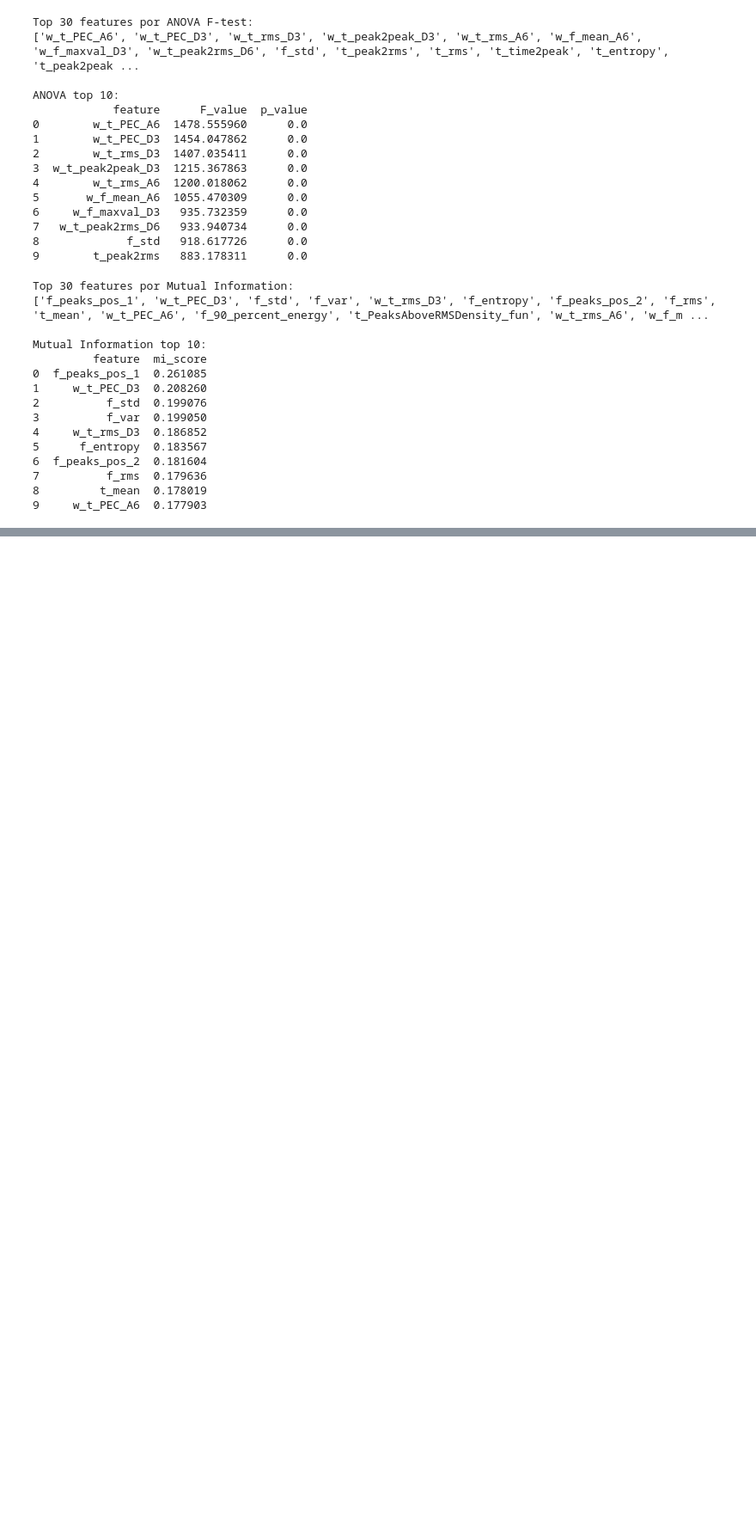
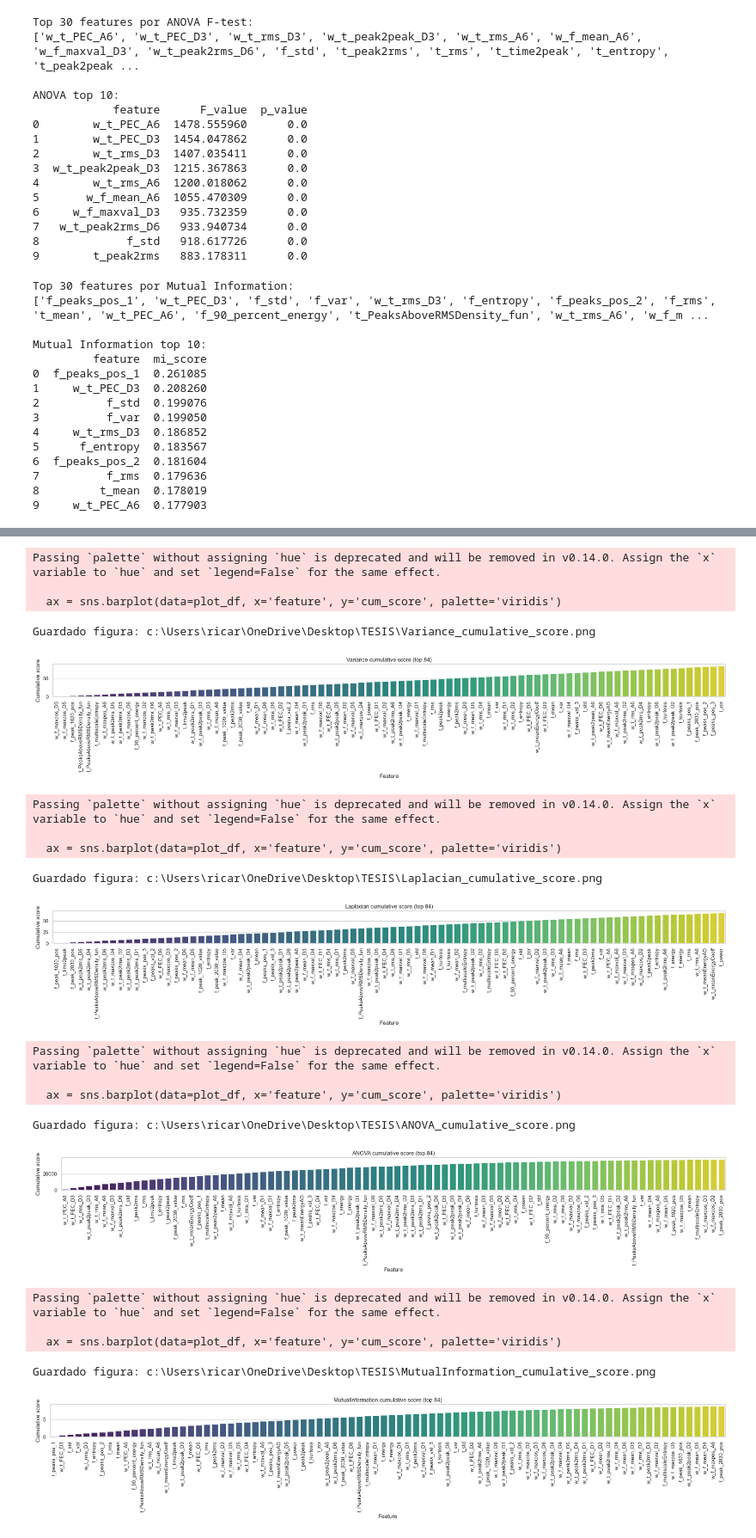
Before and after one commit to RickParra96/TESIS, a Jupyter notebook: feature_selection.ipynb, the cells around one changed output, grey strips where cells are left out. Shown at 86% size. Drawn from its saved outputs; the diff is of its cells as text; code cells hidden in the pictures; blank space fills up the shorter version.

```diff
--- a/feature_selection.ipynb
+++ b/feature_selection.ipynb
@@ -232,0 +339,55 @@ Guardado MutualInformation en c:\Users\ricar\OneDrive\Desktop\TESIS\MutualInform
+# %%
+# Plots de score acumulado por método (eje x = feature, eje y = score acumulado)
+import matplotlib.pyplot as plt
+import seaborn as sns
+sns.set_theme(style='whitegrid')
+
+output_dir = os.path.join(r'c:\Users\ricar\OneDrive\Desktop\TESIS')
+
+methods = {
+    'Variance': X_scaled.var(ddof=0),
+    'Laplacian': pd.Series({col: score for col, score in laplacian_scores}),
+    'ANOVA': feature_anova.set_index('feature')['F_value'],
+    'MutualInformation': feature_mi.set_index('feature')['mi_score'],
+}
+
+for name, series in methods.items():
+    s = series.dropna().sort_values(ascending=False)
+    cum = s.cumsum()
+    top_n = min(100, len(cum))
+    plot_df = cum.head(top_n).reset_index()
+    plot_df.columns = ['feature', 'cum_score']
+
+    plt.figure(figsize=(max(12, top_n*0.25), 4))
+    ax = sns.barplot(data=plot_df, x='feature', y='cum_score', palette='viridis')
+    ax.set_xticklabels(ax.get_xticklabels(), rotation=90, ha='center')
+    ax.set_title(f'{name} cumulative score (top {top_n})')
+    ax.set_xlabel('Feature')
+    ax.set_ylabel('Cumulative score')
+    plt.tight_layout()
+
+    fig_path = os.path.join(output_dir, f'{name}_cumulative_score.png')
+    plt.savefig(fig_path, dpi=150, bbox_inches='tight')
+    print(f'Guardado figura: {fig_path}')
+    plt.show()
+# %% [output]
+Passing `palette` without assigning `hue` is deprecated and will be removed in v0.14.0. Assign the `x` variable to `hue` and set `legend=False` for the same effect.
+
+  ax = sns.barplot(data=plot_df, x='feature', y='cum_score', palette='viridis')
+Guardado figura: c:\Users\ricar\OneDrive\Desktop\TESIS\Variance_cumulative_score.png
+[figure, added]
+Passing `palette` without assigning `hue` is deprecated and will be removed in v0.14.0. Assign the `x` variable to `hue` and set `legend=False` for the same effect.
+
+  ax = sns.barplot(data=plot_df, x='feature', y='cum_score', palette='viridis')
+Guardado figura: c:\Users\ricar\OneDrive\Desktop\TESIS\Laplacian_cumulative_score.png
+[figure, added]
+Passing `palette` without assigning `hue` is deprecated and will be removed in v0.14.0. Assign the `x` variable to `hue` and set `legend=False` for the same effect.
+
+  ax = sns.barplot(data=plot_df, x='feature', y='cum_score', palette='viridis')
+Guardado figura: c:\Users\ricar\OneDrive\Desktop\TESIS\ANOVA_cumulative_score.png
+[figure, added]
+Passing `palette` without assigning `hue` is deprecated and will be removed in v0.14.0. Assign the `x` variable to `hue` and set `legend=False` for the same effect.
+
+  ax = sns.barplot(data=plot_df, x='feature', y='cum_score', palette='viridis')
+Guardado figura: c:\Users\ricar\OneDrive\Desktop\TESIS\MutualInformation_cumulative_score.png
+[figure, added]
```
Also changed, not shown: parts of 6 cells of this notebook, 10 other files.
